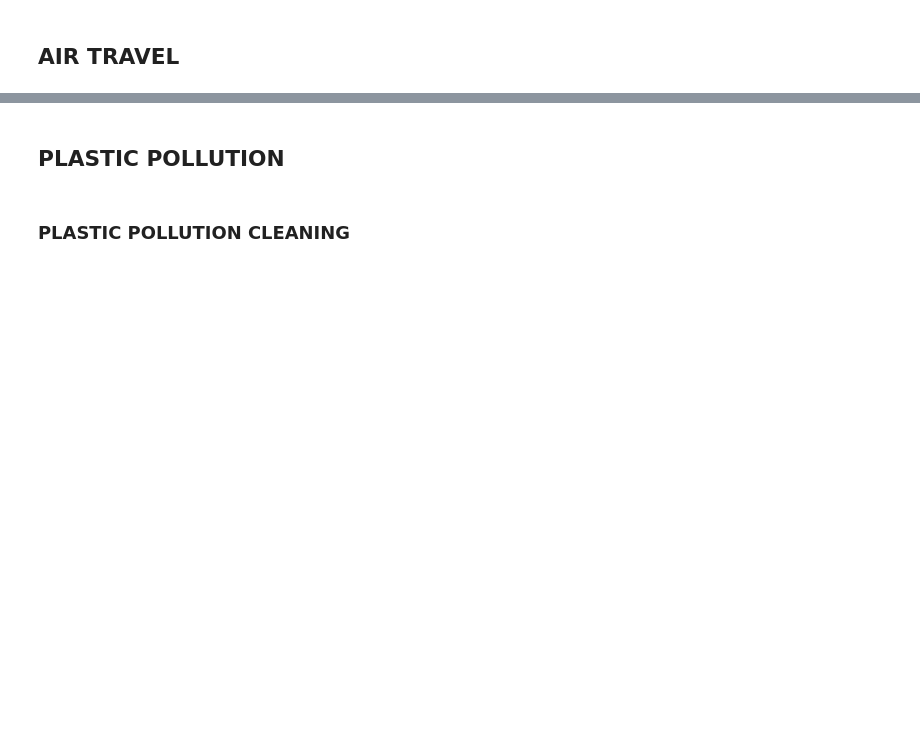
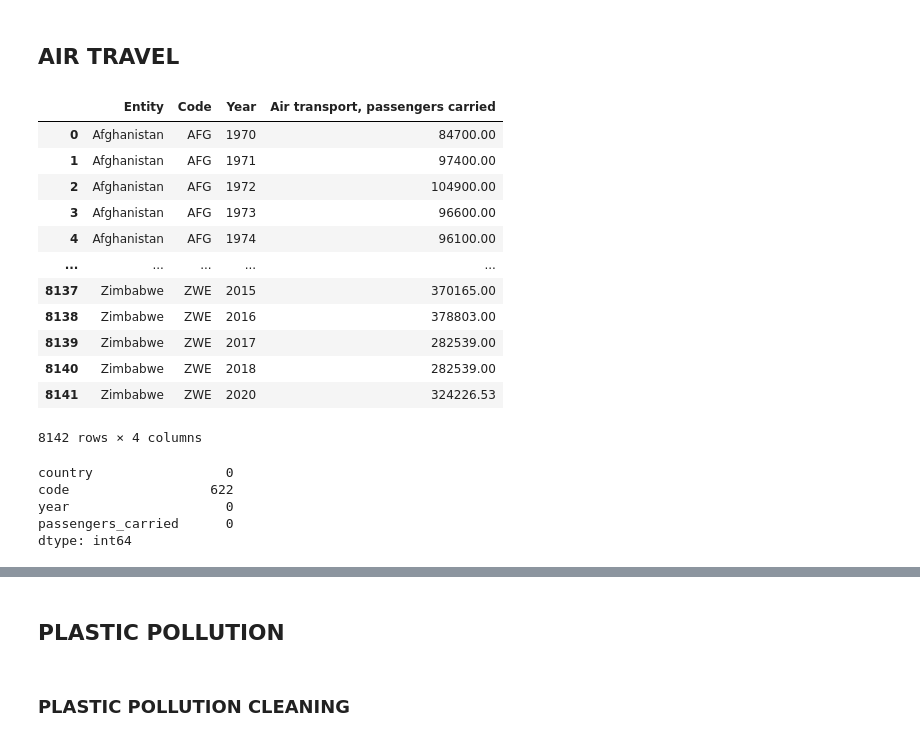
Before and after one commit to BenjaminIH/sql-database, a Jupyter notebook: main.ipynb, the cells around one changed output, grey strips where cells are left out. Saved outputs shown, nothing was run; the diff lists cells and outputs as text; code cells hidden in the pictures; blank space fills up the shorter version.

```diff
--- a/main.ipynb
+++ b/main.ipynb
@@ -561,16 +288,36 @@ plt.show()
 # %%
 import pandas as pd
 import numpy as np
 import matplotlib.pyplot as plt
 
-df = pd.read_csv(r"C:\Users\benja\Ironhack\Week 4\project\sql-database\sources\SECONDARY - 8- air-passengers-carried.csv")
+df = pd.read_csv(r"sources/SECONDARY - 8- air-passengers-carried.csv")
 df
+# %% [output]
+|  | Entity | Code | Year | Air transport, passengers carried |
+| 0 | Afghanistan | AFG | 1970 | 84700.00 |
+| 1 | Afghanistan | AFG | 1971 | 97400.00 |
+| 2 | Afghanistan | AFG | 1972 | 104900.00 |
+| 3 | Afghanistan | AFG | 1973 | 96600.00 |
+| 4 | Afghanistan | AFG | 1974 | 96100.00 |
+| ... | ... | ... | ... | ... |
+| 8137 | Zimbabwe | ZWE | 2015 | 370165.00 |
+| 8138 | Zimbabwe | ZWE | 2016 | 378803.00 |
+| 8139 | Zimbabwe | ZWE | 2017 | 282539.00 |
+| 8140 | Zimbabwe | ZWE | 2018 | 282539.00 |
+| 8141 | Zimbabwe | ZWE | 2020 | 324226.53 |
+8142 rows × 4 columns
 # %%
 df = df.rename(columns={'Air transport, passengers carried': 'passengers_carried', 'Entity': 'country'})
 # %%
 df.columns = df.columns.str.lower()
 # %%
 df.isna().sum()
+# %% [output]
+country                 0
+code                  622
+year                    0
+passengers_carried      0
+dtype: int64
 # %%
 df_2019 = df[df['year'] == 2019]
 df_2019
```
Also changed, not shown: parts of 77 cells of this notebook, 1 other file.
